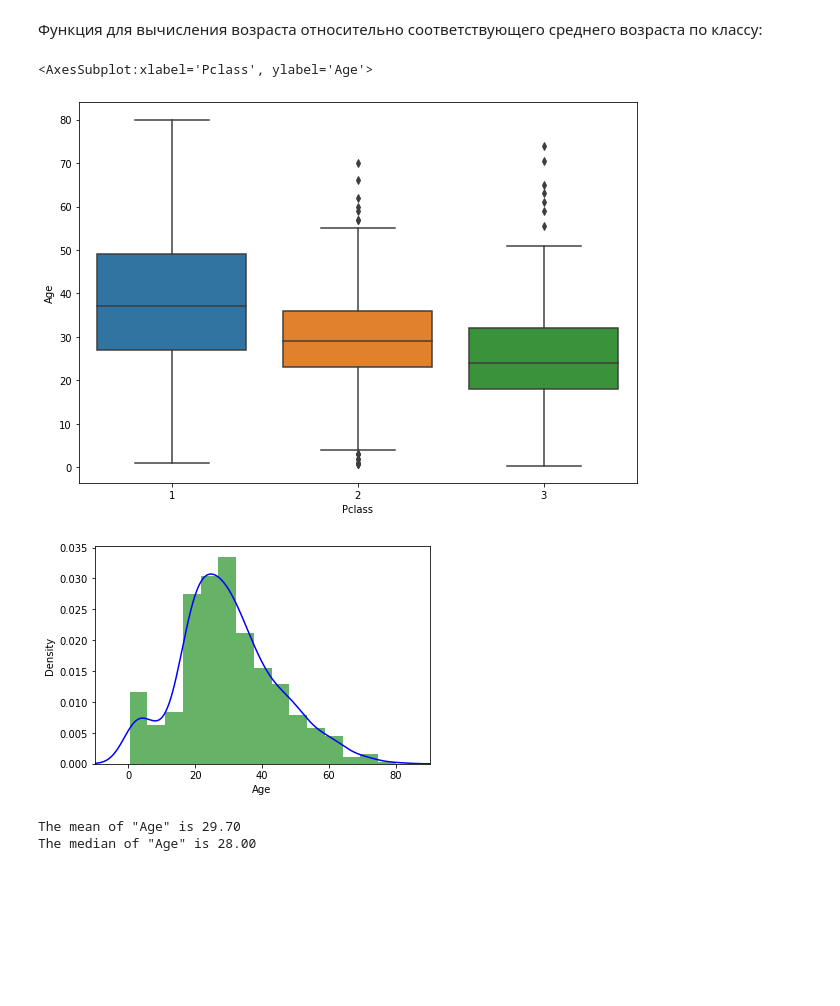
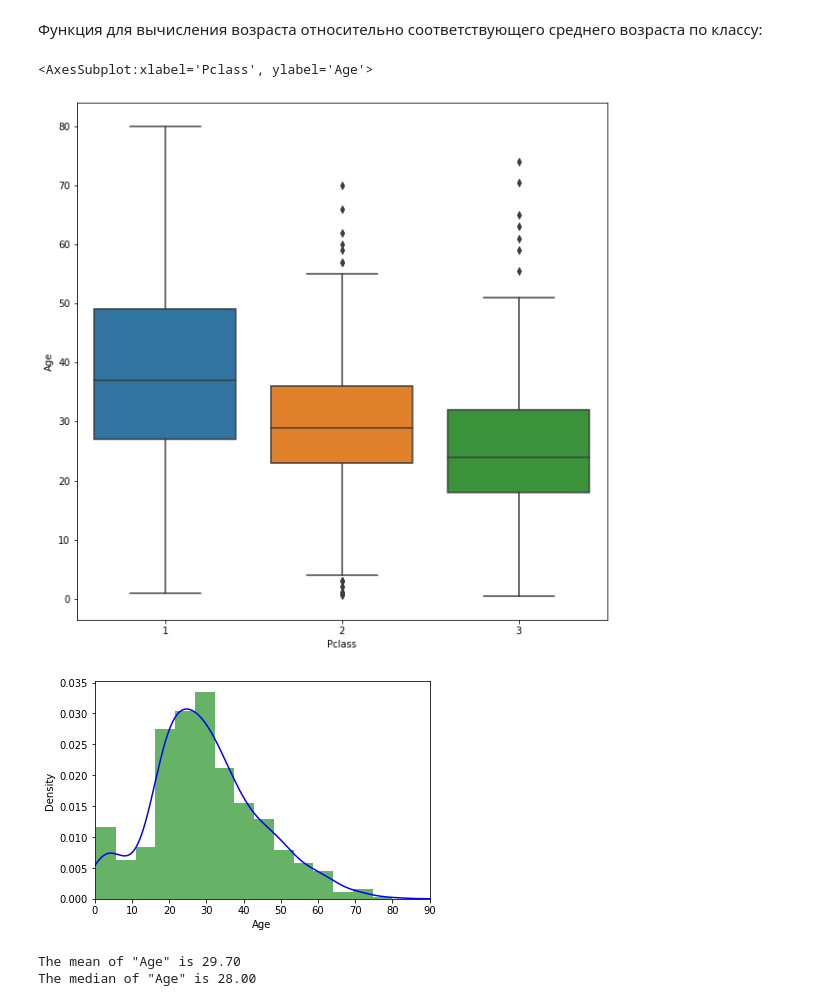
Before and after one commit to DaniilRyb/OIRS, a Jupyter notebook: DZ2.ipynb, the cells around one changed output. Saved outputs shown, nothing was run; the diff lists cells and outputs as text; code cells hidden in the pictures; blank space fills up the shorter version.

```diff
--- a/DZ2.ipynb
+++ b/DZ2.ipynb
@@ -137,17 +112,17 @@ sns.countplot(x='Survived', hue='Sex', data=data_train)
 # %% [markdown]
 Функция для вычисления возраста относительно соответствующего среднего возраста по классу:
 # %%
-plt.figure(figsize=(10,7))
+plt.figure(figsize=(10,10))
 sns.boxplot(x='Pclass',y='Age',data=data_train)
 # %% [output]
 <AxesSubplot:xlabel='Pclass', ylabel='Age'>
-[figure, old version]
+[figure, new version]
 # %%
 ax = data_train["Age"].hist(bins=15, density=True, stacked=True, color='green', alpha=0.6)
 data_train["Age"].plot(kind='density', color='blue')
 ax.set(xlabel='Age')
-plt.xlim(-10,90)
+plt.xlim(0,90)
 plt.show()
 # %% [output]
-[figure, old version]
+[figure, new version]
 # %%
```
Also changed, not shown: parts of 29 cells of this notebook.
